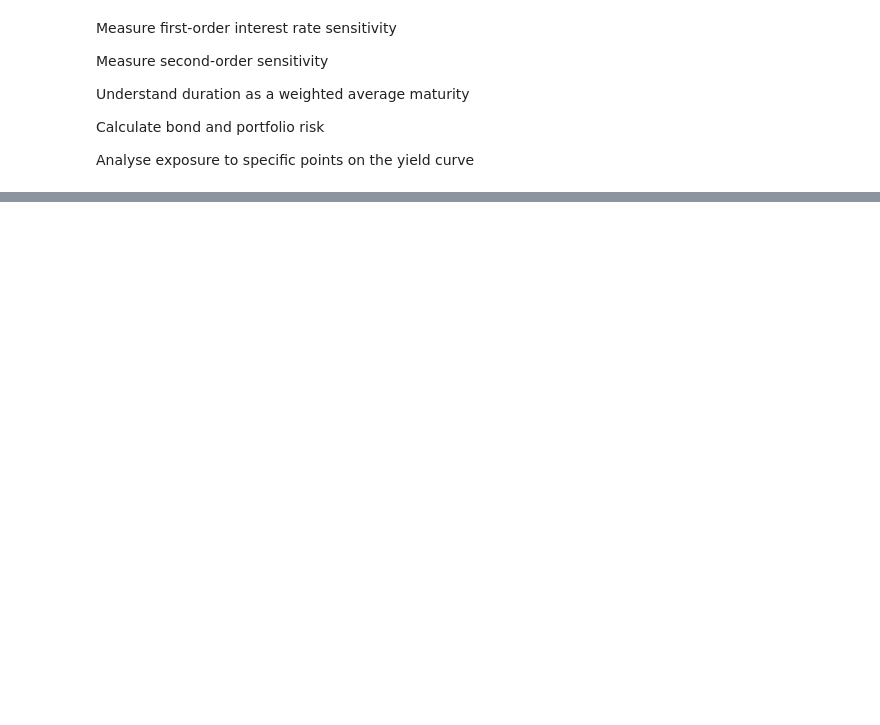
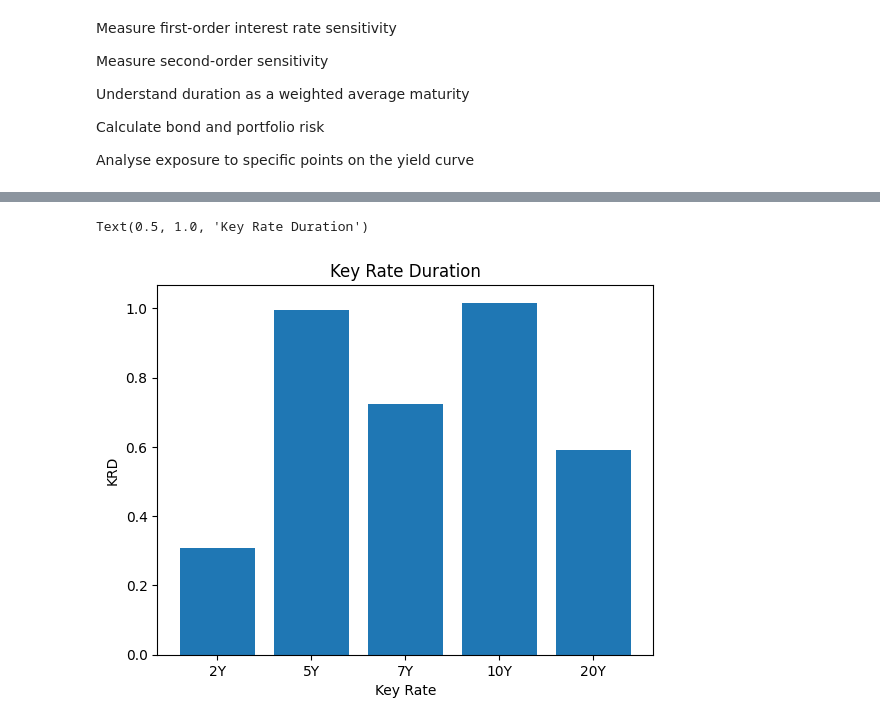
Before and after one commit to gy623/Interest-Rate-Curve-Bootstrapping-and-Stress-Testing, a Jupyter notebook: notebooks/06_stress_testing.ipynb, the cells around one changed output, grey strips where cells are left out. Saved outputs shown, nothing was run; the diff lists cells and outputs as text; code cells hidden in the pictures; blank space fills up the shorter version.

```diff
--- a/notebooks/06_stress_testing.ipynb
+++ b/notebooks/06_stress_testing.ipynb
@@ -321,0 +258,30 @@ portfolio
+# %%
+key_rates = [2,5,7,10,20]
+
+base = price_portfolio(portfolio, curve)
+
+krd = {}
+
+for k in key_rates:
+
+    shocked = key_rate_shift(curve, k, shock_bp = 1)
+
+    shocked_price = price_portfolio(portfolio, shocked)
+
+    krd[k] = (base - shocked_price) / (base * 0.0001) # delta_y = 1bp
+# %%
+krd = pd.DataFrame({
+
+    "Key Rate": krd.keys(),
+
+    "Duration": krd.values()
+
+})
+# %%
+plt.bar(["2Y","5Y","7Y","10Y","20Y"], krd["Duration"])
+plt.xlabel("Key Rate")
+plt.ylabel("KRD")
+plt.title("Key Rate Duration")
+# %% [output]
+Text(0.5, 1.0, 'Key Rate Duration')
+[figure, added]
```
Also changed, not shown: parts of 22 cells of this notebook, 4 other files.
